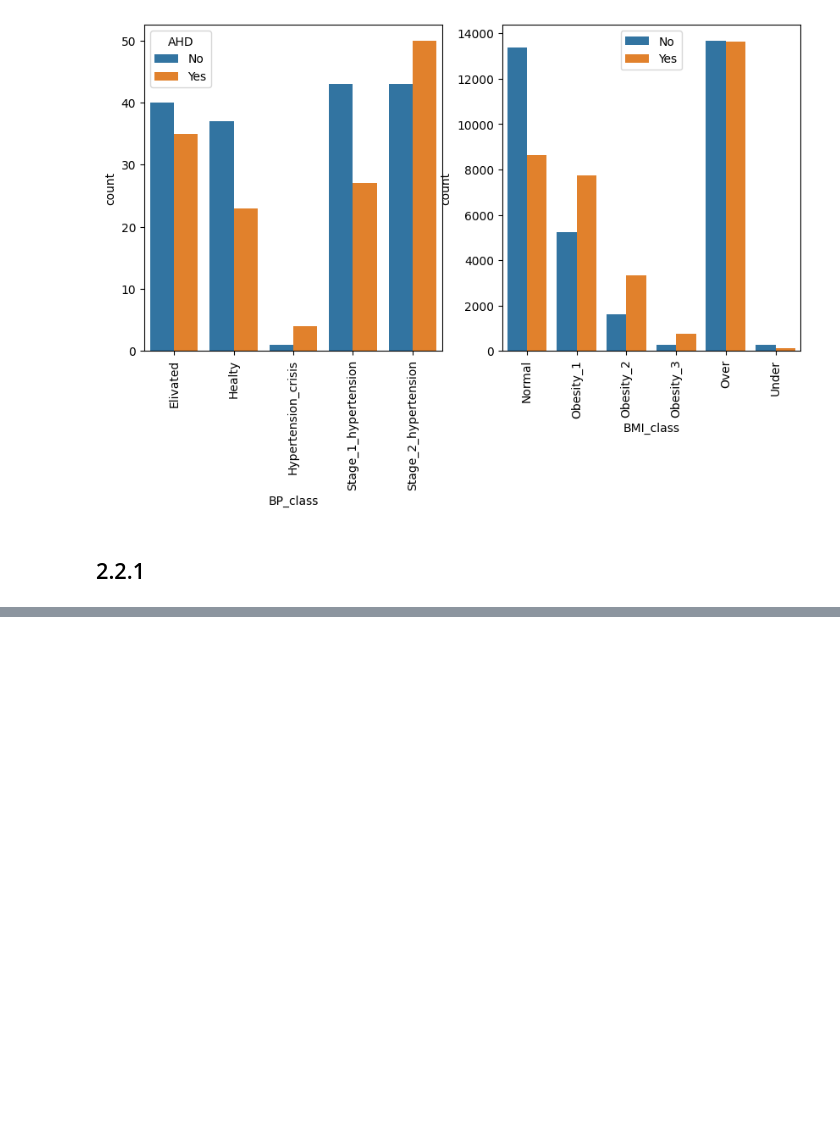
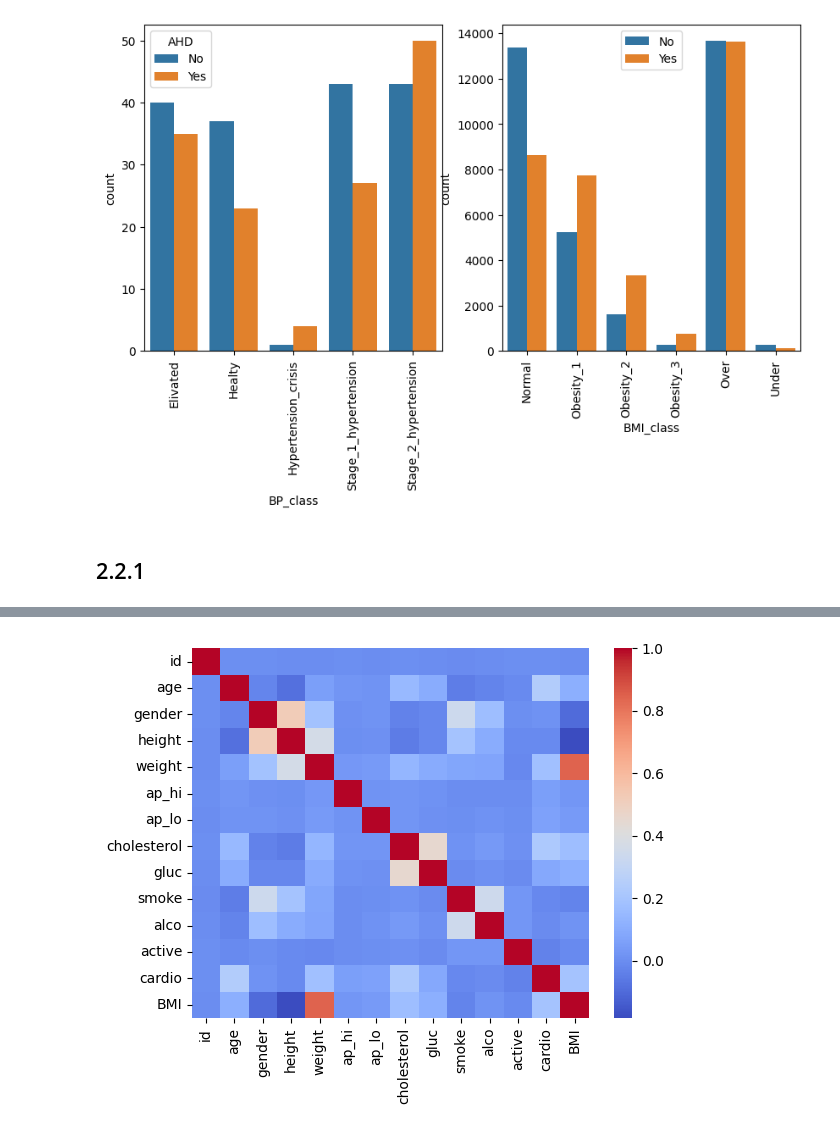
Before and after one commit to MiltonOberg/Artificial_Intelligence2-Milton-OPA23, a Jupyter notebook: Labb_1/labb_1.ipynb, the cells around one changed output, grey strips where cells are left out. Saved outputs shown, nothing was run; the diff lists cells and outputs as text; code cells hidden in the pictures; blank space fills up the shorter version.

```diff
--- a/Labb_1/labb_1.ipynb
+++ b/Labb_1/labb_1.ipynb
@@ -961,0 +925,3 @@ df_cardio
+# %%
+cardio_no_bmi_calss= df_cardio.drop(columns= "BMI_class")
+cardio_no_bmi_calss
@@ -961,0 +942,7 @@ df_cardio
+# %%
+correlation_matrix = cardio_no_bmi_calss.corr()
+
+sns.heatmap(correlation_matrix, cmap="coolwarm")
+plt.show()
+# %% [output]
+[figure, added]
```
Also changed, not shown: parts of 7 cells of this notebook.
